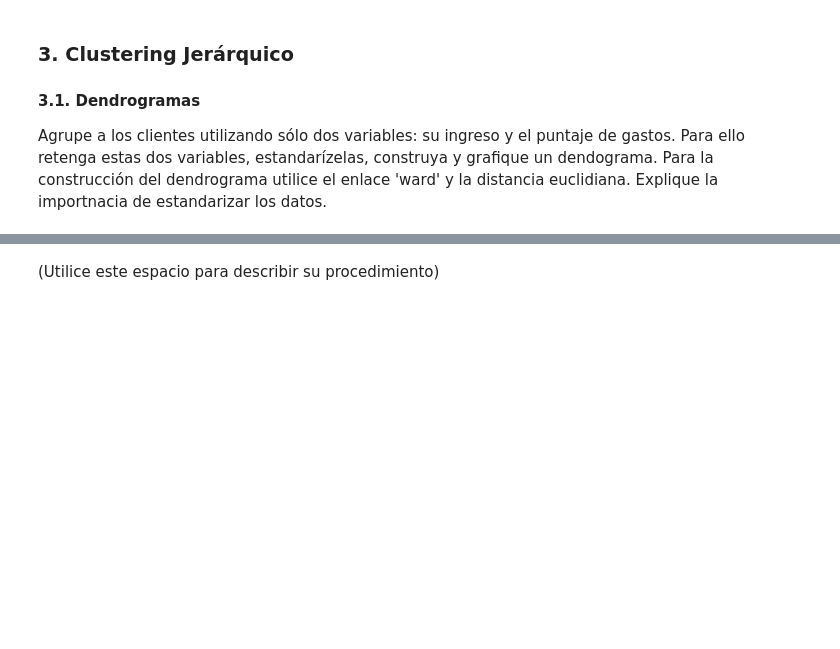
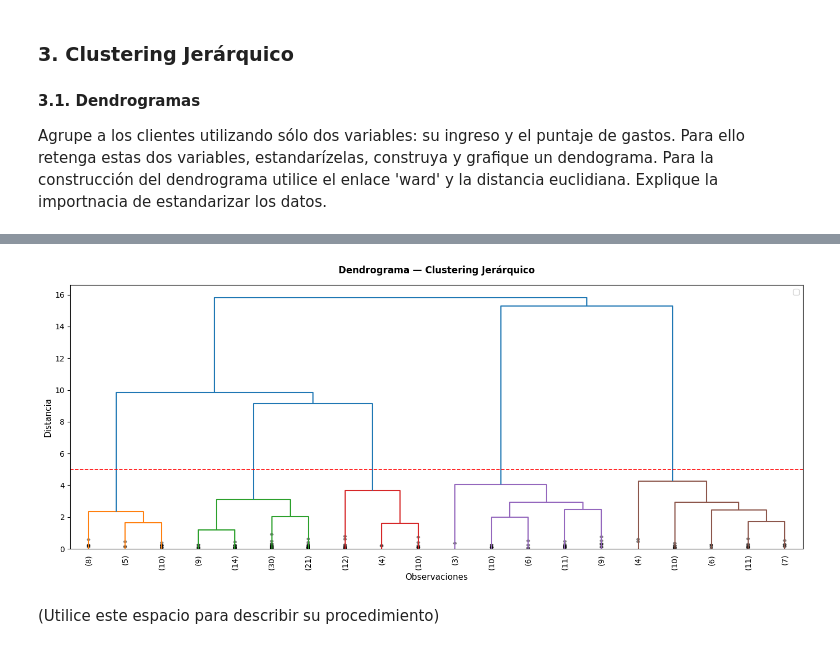
Before and after one commit to camto-24/Taller-2-Aprendizaje-no-supervisado, a Jupyter notebook: S4_Taller_Jerarquico_DBSCAN.ipynb, the cells around one changed output, grey strips where cells are left out. Saved outputs shown, nothing was run; the diff lists cells and outputs as text; code cells hidden in the pictures; blank space fills up the shorter version.

```diff
--- a/S4_Taller_Jerarquico_DBSCAN.ipynb
+++ b/S4_Taller_Jerarquico_DBSCAN.ipynb
@@ -139,4 +140,16 @@ Por otro lado, el análisis por grupos etarios evidencia diferencias más marcad
 
 Agrupe a los clientes utilizando sólo dos variables: su ingreso y el puntaje de gastos. Para ello retenga estas dos variables, estandarízelas, construya y grafique un dendograma. Para la construcción del dendrograma utilice el enlace 'ward' y la distancia euclidiana. Explique la importnacia de estandarizar los datos.
 # %%
-# Utilice este espacio para escribir el código.
+from sklearn.preprocessing import StandardScaler
+
+# Retener las variables de interés
+X = data[['Ingreso', 'Puntaje_Gasto']].copy()
+
+# Estandarizar los datos
+scaler = StandardScaler()
+X_scaled = scaler.fit_transform(X)
+
+# Convertir a DataFrame
+X_scaled = pd.DataFrame(X_scaled, columns=['Ingreso', 'Puntaje_Gasto'])
+
+print(X_scaled.describe().round(3))
@@ -143,3 +166,30 @@ Agrupe a los clientes utilizando sólo dos variables: su ingreso y el puntaje de
+# %%
+# Calculamos la matriz de distancias euclidianas
+dist_matrix = pdist(X_scaled, metric='euclidean')
+
+# Construimos el dendrograma usando enlace Ward
+Z = linkage(dist_matrix, method='ward')
+
+#Graficamos el dendograma
+fig, ax = plt.subplots(figsize=(14, 6))
+
+d = dendrogram(Z, ax=ax,truncate_mode='lastp', p=20,
+    leaf_rotation=90, leaf_font_size=10,
+    show_contracted=True, color_threshold=5,
+)
+
+ax.set_title('Dendrograma — Clustering Jerárquico',
+             fontsize=12, fontweight='bold', pad=15)
+ax.set_xlabel('Observaciones', fontsize=11)
+ax.set_ylabel('Distancia', fontsize=11)
+ax.axhline(y=5, color='red', linestyle='--', linewidth=1.2)
+ax.legend(fontsize=10)
+
+plt.tight_layout()
+plt.savefig('dendrograma_ward.png', dpi=150, bbox_inches='tight')
+plt.show()
+# %% [output]
+[figure, added]
 # %% [markdown]
 (Utilice este espacio para describir su procedimiento)
 # %% [markdown]
```
Also changed, not shown: parts of 2 cells of this notebook.
